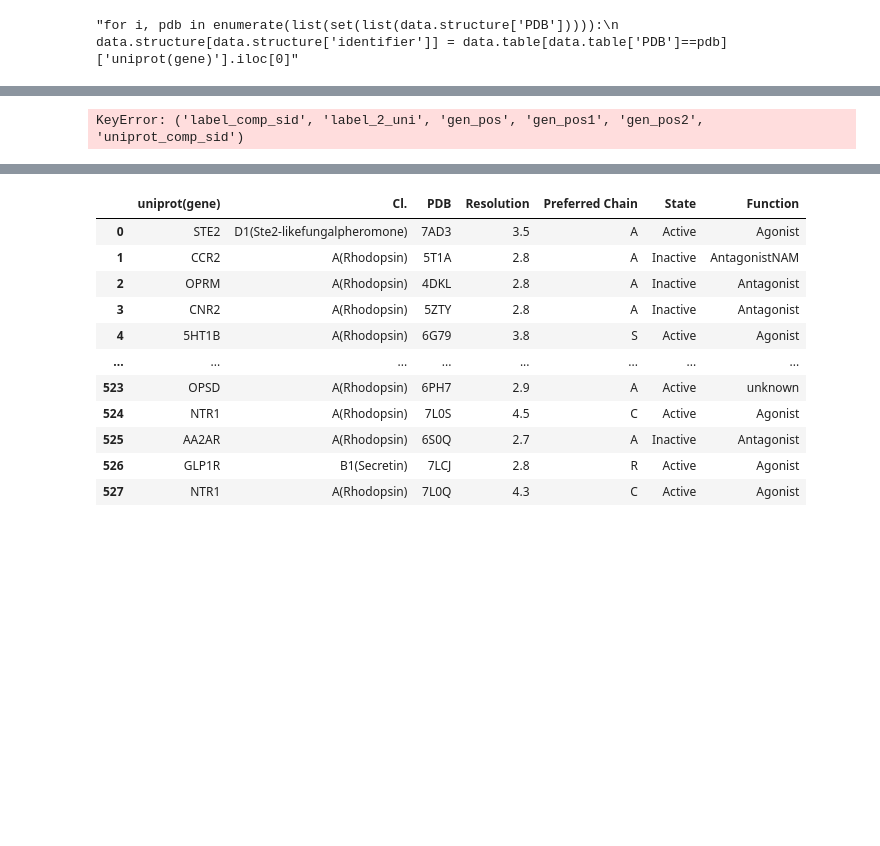
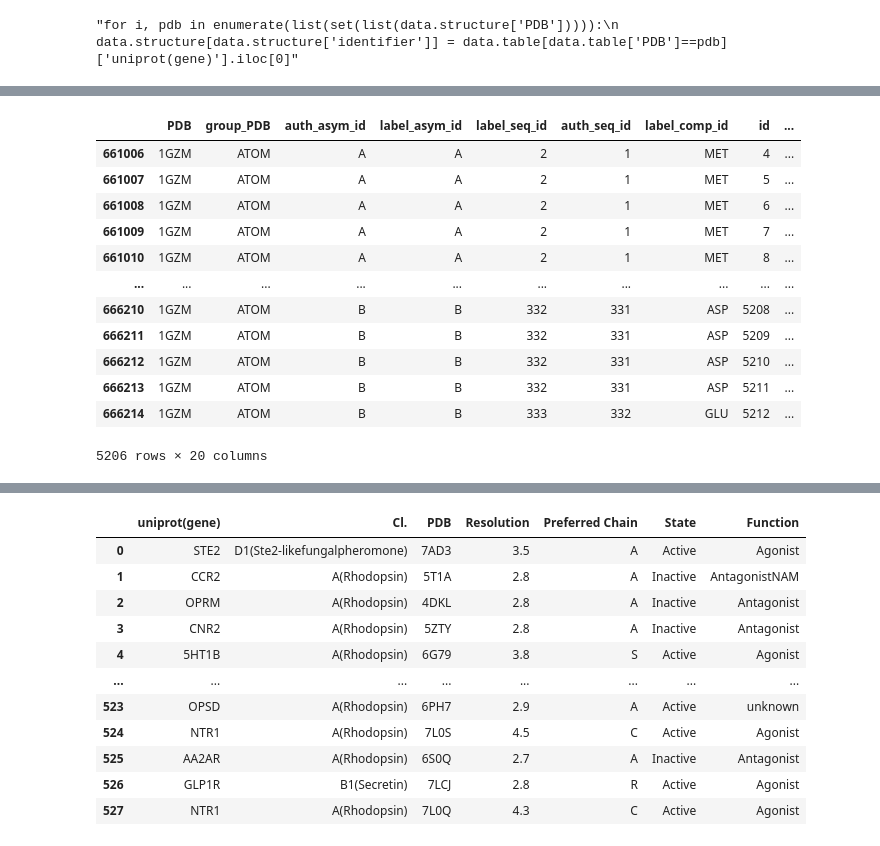
Before and after one commit to flurinh/mt, a Jupyter notebook: mmcif.ipynb, the cells around one changed output, grey strips where cells are left out. Saved outputs shown, nothing was run; the diff lists cells and outputs as text; code cells hidden in the pictures; blank space fills up the shorter version.

```diff
--- a/mmcif.ipynb
+++ b/mmcif.ipynb
@@ -682,4 +686,5 @@ Found correct uniprot map: PACR_HUMAN PACR_HUMAN
 # %%
-data.structure['label_comp_sid','label_2_uni','gen_pos','gen_pos1','gen_pos2','uniprot_comp_sid']
+select = data.structure[(data.structure['gen_pos']!='') &
+                        (data.structure['gen_pos1']>=7.45) &
+                        (data.structure['gen_pos1']< 8)]\
+    [['PDB', 'label_comp_sid','gen_pos','gen_pos1','uniprot_comp_sid', 'Cartn_x', 'Cartn_y', 'Cartn_z']]
-# %% [output]
-KeyError: ('label_comp_sid', 'label_2_uni', 'gen_pos', 'gen_pos1', 'gen_pos2', 'uniprot_comp_sid')
@@ -685,0 +700,28 @@ KeyError: ('label_comp_sid', 'label_2_uni', 'gen_pos', 'gen_pos1', 'gen_pos2', '
+# %%
+from os import listdir
+from os.path import isfile, join
+
+def load_pkls(folder='data/mmcif/'):
+    files = [f for f in listdir(folder) if '.pkl' in f]
+    dfl = []
+    for f in files:
+        dfl.append(pd.read_pickle(folder+f))
+    return dfl
+# %%
+dfl = load_pkls()
+# %%
+dfl[0]
+# %% [output]
+|  | PDB | group_PDB | auth_asym_id | label_asym_id | label_seq_id | auth_seq_id | label_comp_id | id | ... |
+| 661006 | 1GZM | ATOM | A | A | 2 | 1 | MET | 4 | ... |
+| 661007 | 1GZM | ATOM | A | A | 2 | 1 | MET | 5 | ... |
+| 661008 | 1GZM | ATOM | A | A | 2 | 1 | MET | 6 | ... |
+| 661009 | 1GZM | ATOM | A | A | 2 | 1 | MET | 7 | ... |
+| 661010 | 1GZM | ATOM | A | A | 2 | 1 | MET | 8 | ... |
+| ... | ... | ... | ... | ... | ... | ... | ... | ... | ... |
+| 666210 | 1GZM | ATOM | B | B | 332 | 331 | ASP | 5208 | ... |
+| 666211 | 1GZM | ATOM | B | B | 332 | 331 | ASP | 5209 | ... |
+| 666212 | 1GZM | ATOM | B | B | 332 | 331 | ASP | 5210 | ... |
+| 666213 | 1GZM | ATOM | B | B | 332 | 331 | ASP | 5211 | ... |
+| 666214 | 1GZM | ATOM | B | B | 333 | 332 | GLU | 5212 | ... |
+5206 rows × 20 columns
```
Also changed, not shown: parts of 19 cells of this notebook.
